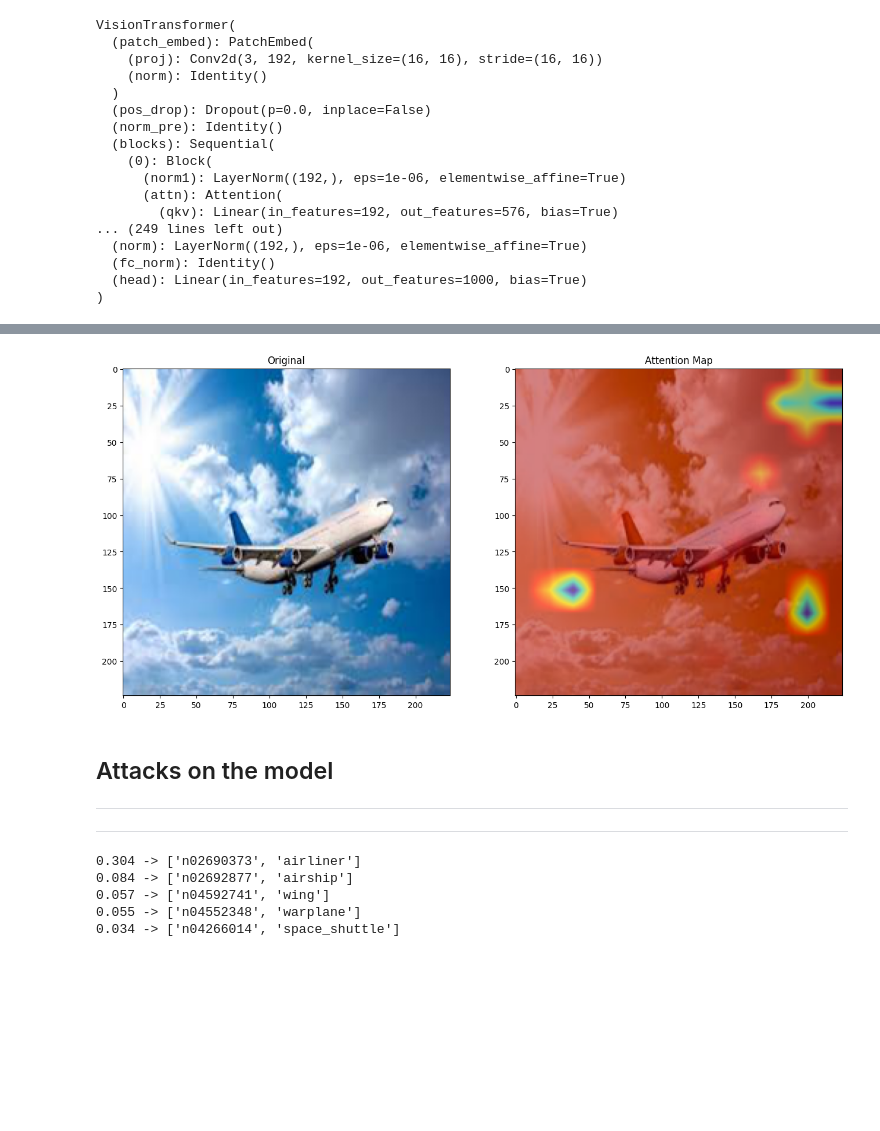
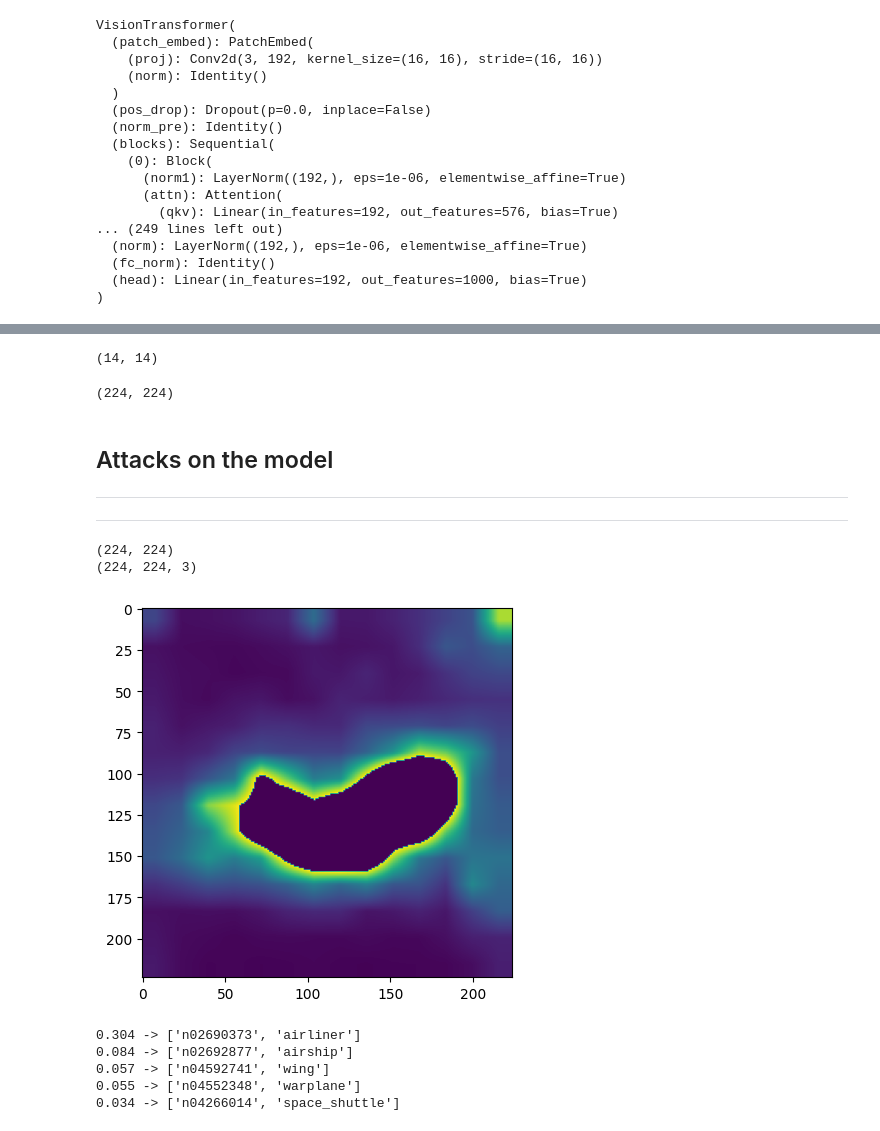
Before and after one commit to momoth12/Project-Explainability-for-Vision-Transformers, a Jupyter notebook: attention_flow_attack.ipynb, the cells around one changed output, grey strips where cells are left out. Cells and saved outputs as stored; diff of their text form; code cells hidden in the pictures; blank space fills up the shorter version.

```diff
--- a/attention_flow_attack.ipynb
+++ b/attention_flow_attack.ipynb
@@ -145,19 +145,16 @@ elif rollout_strategy == "attention_flow":
     attention_flow = VITAttentionFlow(model, discard_ratio=DISCARD_RATIO)
     mask = attention_flow(input_tensor)
     name = "attention_flow_{:.3f}_{}.png".format(DISCARD_RATIO, "mean")
-
-np_img = np.array(img)[:, :, ::-1]
-mask = cv2.resize(mask, (np_img.shape[1], np_img.shape[0]))
-mask = show_mask_on_image(np_img, mask)
-
-# mask = (mask - mask.min()) / (mask.max() - mask.min())
-# mask = mask.clip(0.7,1)
-
-fig, (ax1, ax2) = plt.subplots(ncols=2, figsize=(16, 16))
-
-ax1.set_title('Original')
-ax2.set_title('Attention Map')
-_ = ax1.imshow(img)
-_ = ax2.imshow(mask)
-# %% [output]
-[figure, removed]
+# %%
+mask=torch.flatten(torch.tensor(mask)) #attention flow input
+mask=mask.reshape(14,14)
+mask=mask.detach().numpy()
+
+print(mask.shape)
+mask=cv2.resize(mask, (np_img.shape[1], np_img.shape[0]))
+# %% [output]
+(14, 14)
+# %%
+print(mask.shape)
+# %% [output]
+(224, 224)
@@ -165,6 +176,24 @@ _ = ax2.imshow(mask)
 ## Attacks on the model
 --------------------------------------------------------------------------------------------------------------------------------------
 -------------------------------------------------------------------------------------------------------------------------------------
+# %%
+mask
+import copy
+
+new_mask = copy.deepcopy(mask)
+new_mask[mask> 0.4] = 0
+plt.imshow(new_mask)
+print(new_mask.shape)
+
+NEWNEW = show_mask_on_image(np_img, new_mask)
+
+print(NEWNEW.shape)
+
+_ = ax2.imshow(NEWNEW)
+# %% [output]
+(224, 224)
+(224, 224, 3)
+[figure, added]
 # %%
 #Checking simple predictions of the model
 LABELS_URL = 'https://s3.amazonaws.com/deep-learning-models/image-models/imagenet_class_index.json'
```
Also changed, not shown: parts of 6 cells of this notebook.
